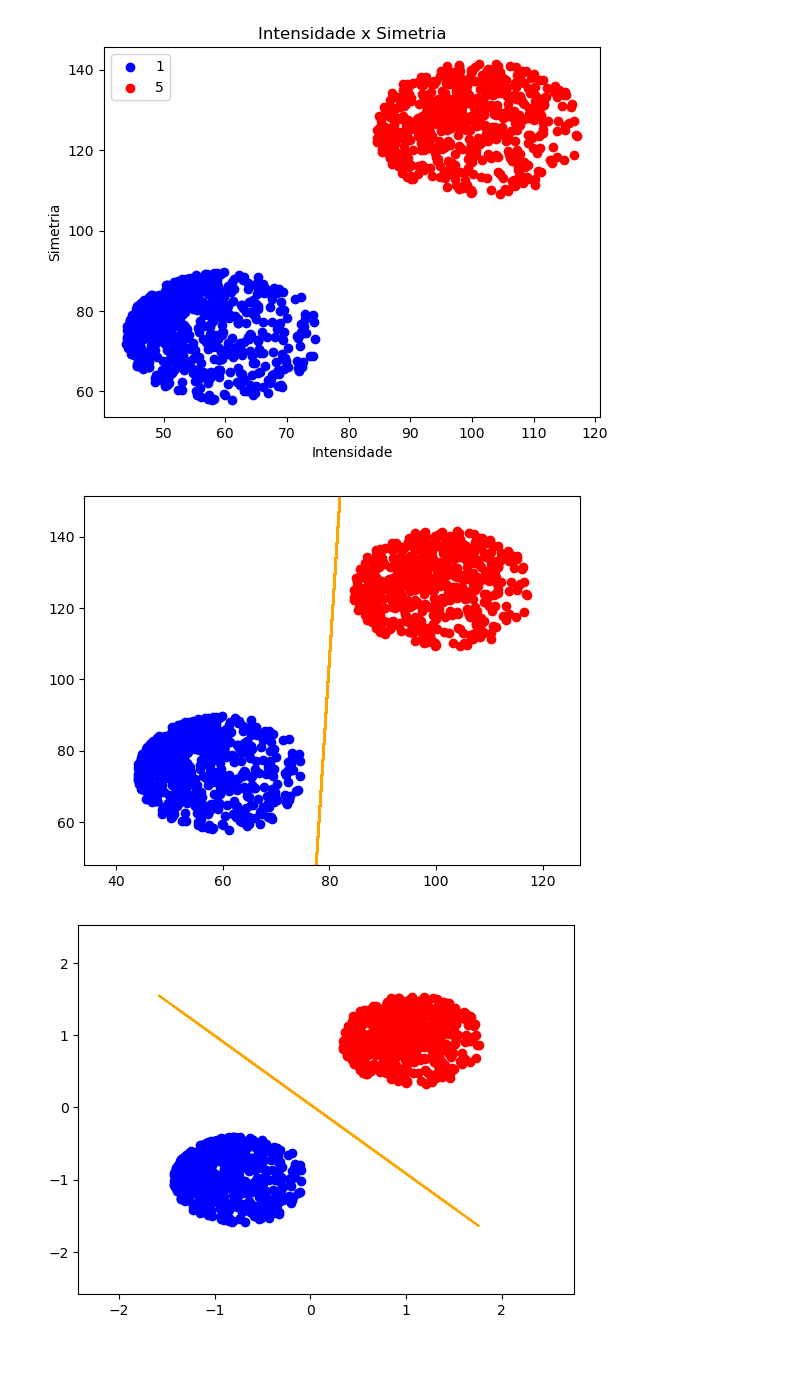
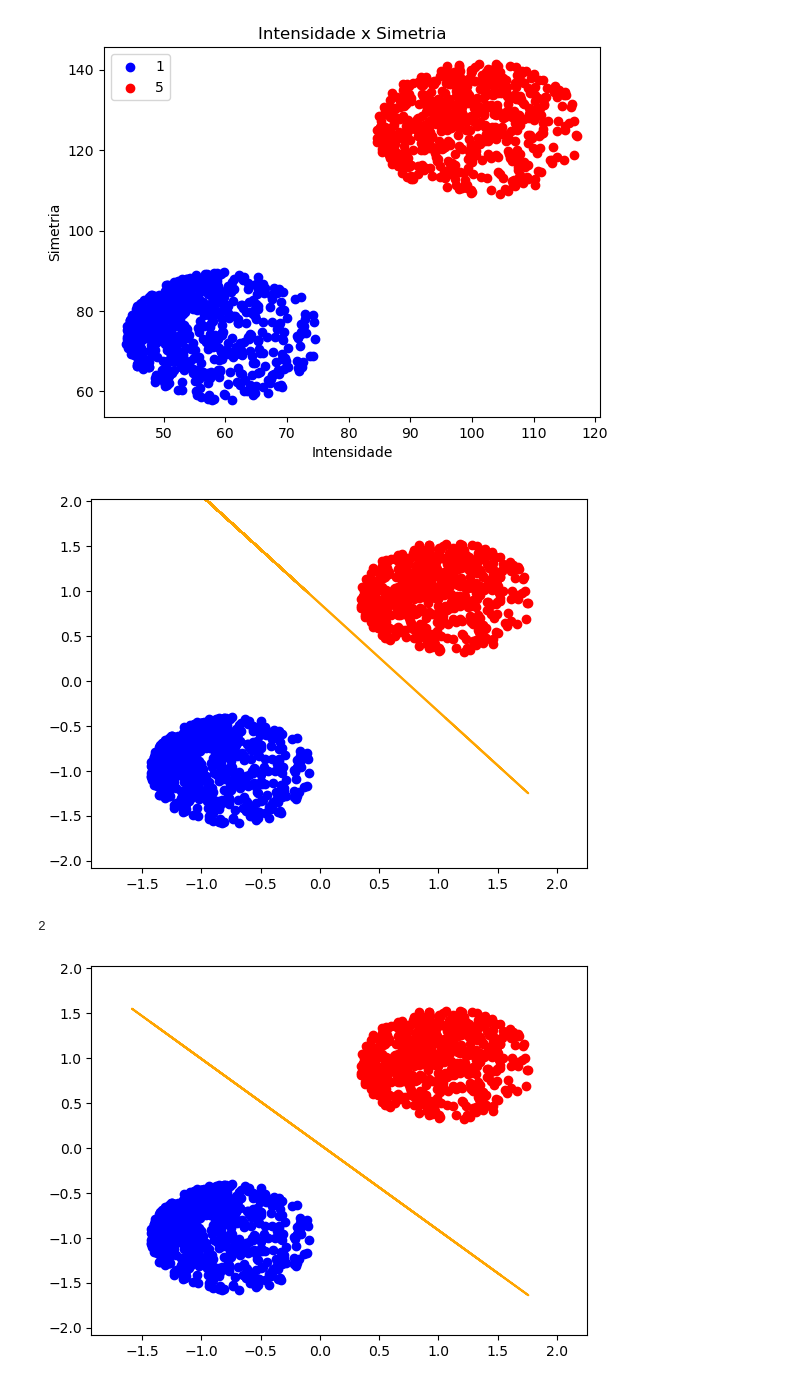
Before and after one commit to ivoaraujo17/Machine_Learning_Project_1, a Jupyter notebook: main.ipynb, the cells around one changed output. Drawn from its saved outputs; the diff is of its cells as text; code cells hidden in the pictures; blank space fills up the shorter version.

```diff
--- a/main.ipynb
+++ b/main.ipynb
@@ -26,6 +38,5 @@ plt.show()
 # %%
-# adicionando o bias
-X = dados[["intensidade", "simetria"]]
+X = dados[["intensidade", "simetria"]].values
 #ajustando os valores de y para o PLA
 y = dados["label"]
 # substitui os valores de y por 1 ou -1
@@ -33,30 +44,24 @@ y = y.replace(1, -1)
 y = y.replace(5, 1)
 y = y.values
 
-pla = PlaPocket(X, y)
+pla = PlaPocket(X_treino, y)
 pla.fit()
 pla.plot()
+print(pla.iteracao)
 # %% [output]
-[figure, old version]
+[figure, new version]
+2
 # %%
-X = dados[["intensidade", "simetria"]].values
 # Ajustando os valores de y para a regresaão logística
 y = dados["label"]
 # substitui os valores de y por 0 ou 1
 y = y.replace(1, 0)
 y = y.replace(5, 1)
 y = y.values
 
-def padronizar(X_tr):
-    for i in range(np.shape(X_tr)[1]):
-        X_tr[:,i] = (X_tr[:,i] - np.mean(X_tr[:,i]))/np.std(X_tr[:,i])
 
-    return X_tr
-
-X_treino = padronizar(X)
-X_teste = padronizar(X)
-regressao_logistica = RegressaoLogistica(X, y)
+regressao_logistica = RegressaoLogistica(X_treino, y)
 regressao_logistica.fit()
 regressao_logistica.plot()
 # %% [output]
-[figure, old version]
+[figure, new version]
```
Also changed, not shown: parts of 3 cells of this notebook, 3 other files.
